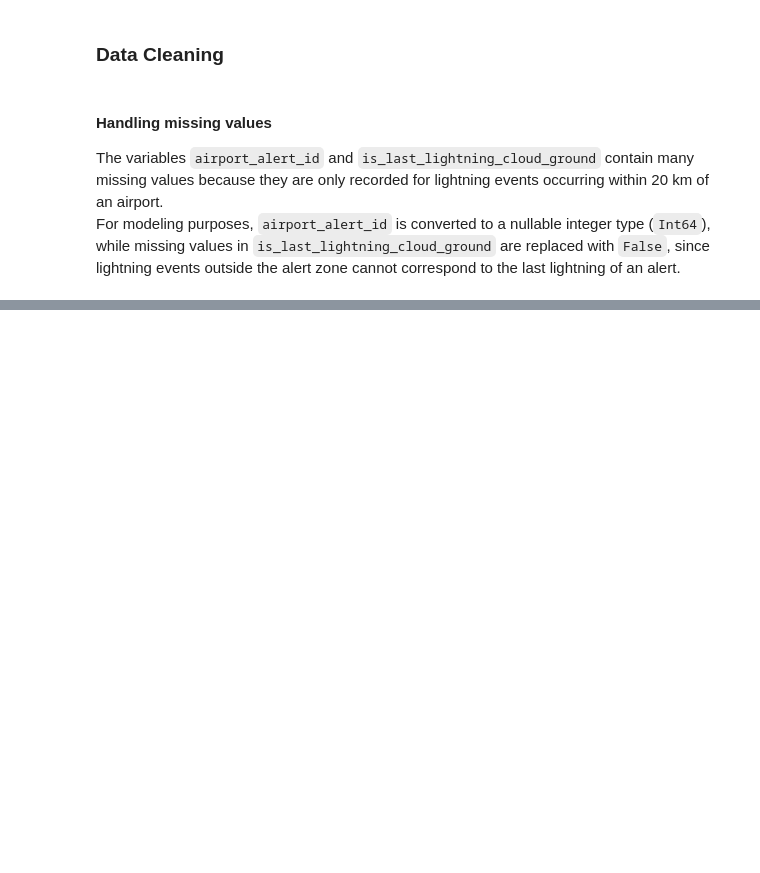
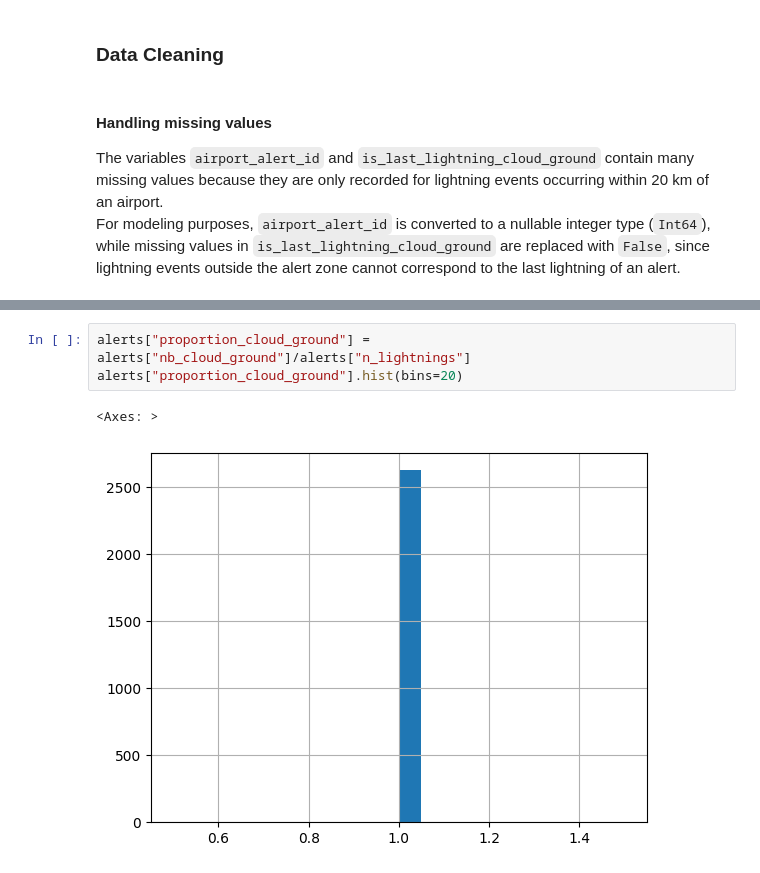
Before and after one commit to Houda-git/Data-Battle, a Jupyter notebook: Analysis_data_airport.ipynb, the cells around one changed output, grey strips where cells are left out. Saved outputs shown, nothing was run; the diff lists cells and outputs as text; blank space fills up the shorter version.

```diff
--- a/Analysis_data_airport.ipynb
+++ b/Analysis_data_airport.ipynb
@@ -226,0 +285,6 @@ df["is_last_lightning_cloud_ground"] = df["is_last_lightning_cloud_ground"].asty
+# %%
+alerts["proportion_cloud_ground"] = alerts["nb_cloud_ground"]/alerts["n_lightnings"]
+alerts["proportion_cloud_ground"].hist(bins=20)
+# %% [output]
+<Axes: >
+[figure, added]
```
Also changed, not shown: parts of 11 cells of this notebook, 1 other file.
